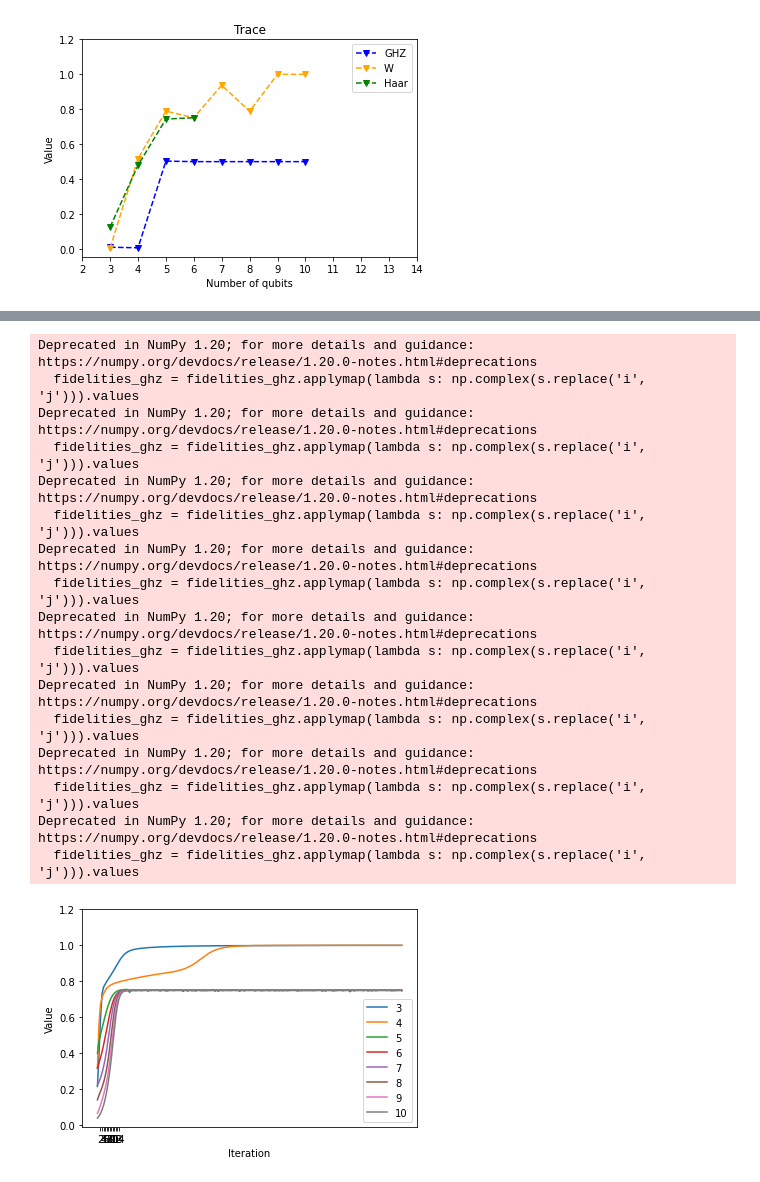
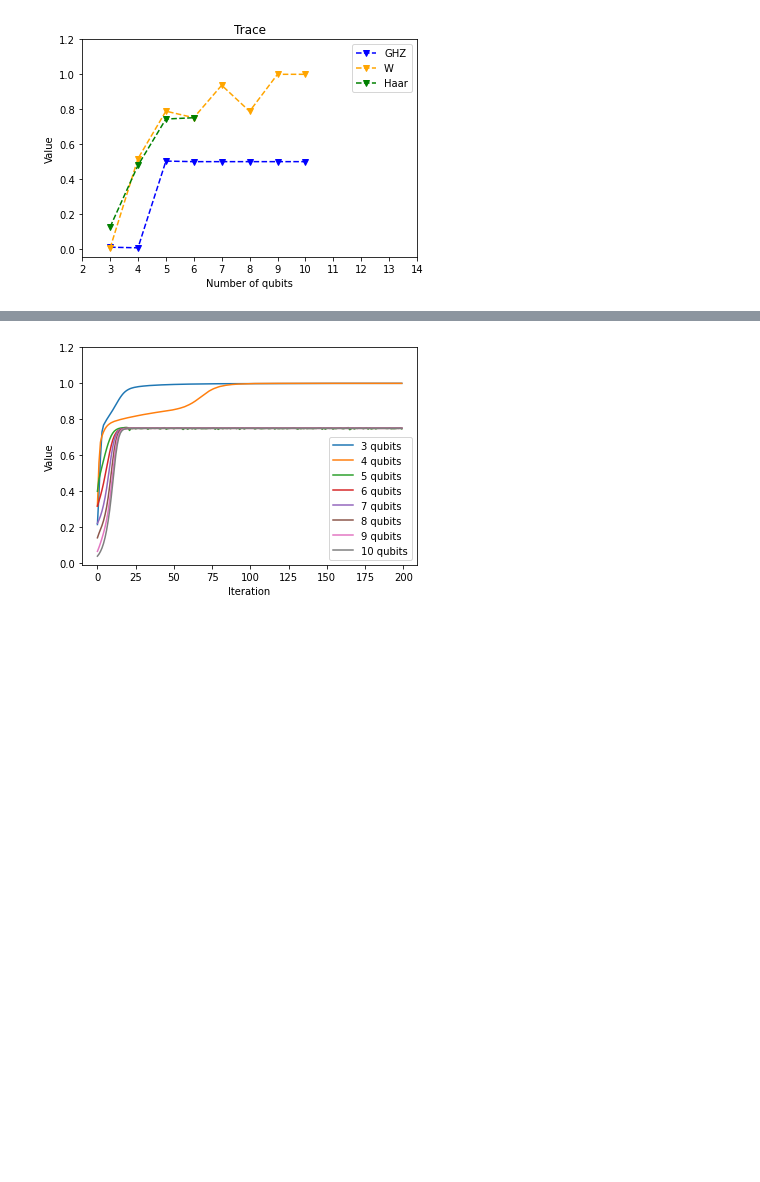
Before and after one commit to vutuanhai237/UC-VQA, a Jupyter notebook: codes/binho_anzsats/plot_compare_init_state.ipynb, the cells around one changed output, grey strips where cells are left out. Cells and saved outputs as stored; diff of their text form; code cells hidden in the pictures; blank space fills up the shorter version.

Commit message:
Format code and submit the new result for koczor state

```diff
--- a/codes/binho_anzsats/plot_compare_init_state.ipynb
+++ b/codes/binho_anzsats/plot_compare_init_state.ipynb
@@ -28,20 +16,19 @@ fidelitieshaar = []
 tracesghz = []
 tracesw = []
 traceshaar = []
-import os
 for dir in dirs:
     dir = str(dir)
     fidelities_ghz = pd.read_csv(path + dir + "/fidelities_ghz.csv", sep=",", header=None)
-    fidelities_ghz = fidelities_ghz.applymap(lambda s: np.complex(s.replace('i', 'j'))).values
+    fidelities_ghz = fidelities_ghz.applymap(lambda s: complex(s.replace('i', 'j'))).values
     fidelitiesghz.append(np.real(fidelities_ghz[-1]))
     fidelities_w = pd.read_csv(path + dir + "/fidelities_w.csv", sep=",", header=None)
-    fidelities_w = fidelities_w.applymap(lambda s: np.complex(s.replace('i', 'j'))).values
+    fidelities_w = fidelities_w.applymap(lambda s: complex(s.replace('i', 'j'))).values
 
     fidelitiesw.append(np.real(fidelities_w[-1]))
 
     if os.path.exists(path + dir + "/fidelities_haar.csv"):
         fidelities_haar = pd.read_csv(path + dir + "/fidelities_haar.csv", sep=",", header=None)
-        fidelities_haar = fidelities_haar.applymap(lambda s: np.complex(s.replace('i', 'j'))).values
+        fidelities_haar = fidelities_haar.applymap(lambda s: complex(s.replace('i', 'j'))).values
         fidelitieshaar.append(np.real(np.max(fidelities_haar)))
 
     traces_ghz = pd.read_csv(path + dir + "/traces_ghz.csv", sep=",", header=None).values
@@ -51,7 +38,6 @@ for dir in dirs:
     if os.path.exists(path + dir + "/fidelities_haar.csv"):
         traces_haar = pd.read_csv(path + dir + "/traces_haar.csv", sep=",", header=None).values
         traceshaar.append(np.min(traces_haar))
-
 
 x = [3, 4, 5, 6, 7, 8, 9, 10]
 x_haar = [3, 4, 5, 6]
@@ -64,6 +50,6 @@ plt.xticks(np.arange(min(x) - 1, max(x) + 5, 1))
 plt.yticks(np.arange(0, 1.4, 0.2))
 plt.ylabel('Value')
 plt.legend()
-plt.savefig('Compare_init_state_fidelity_number_qubits.png', format='png', dpi=600)
+# plt.savefig('Compare_init_state_fidelity_number_qubits.png', format='png', dpi=600)
 plt.show()
 # %% [output]
@@ -95,20 +75,19 @@ fidelitieshaar = []
 tracesghz = []
 tracesw = []
 traceshaar = []
-import os
 for dir in dirs:
     dir = str(dir)
     fidelities_ghz = pd.read_csv(path + dir + "/fidelities_ghz.csv", sep=",", header=None)
-    fidelities_ghz = fidelities_ghz.applymap(lambda s: np.complex(s.replace('i', 'j'))).values
+    fidelities_ghz = fidelities_ghz.applymap(lambda s: complex(s.replace('i', 'j'))).values
     fidelitiesghz.append(np.real(np.max(fidelities_ghz)))
     fidelities_w = pd.read_csv(path + dir + "/fidelities_w.csv", sep=",", header=None)
-    fidelities_w = fidelities_w.applymap(lambda s: np.complex(s.replace('i', 'j'))).values
+    fidelities_w = fidelities_w.applymap(lambda s: complex(s.replace('i', 'j'))).values
 
     fidelitiesw.append(np.real(np.max(fidelities_w)))
 
     if os.path.exists(path + dir + "/fidelities_haar.csv"):
         fidelities_haar = pd.read_csv(path + dir + "/fidelities_haar.csv", sep=",", header=None)
-        fidelities_haar = fidelities_haar.applymap(lambda s: np.complex(s.replace('i', 'j'))).values
+        fidelities_haar = fidelities_haar.applymap(lambda s: complex(s.replace('i', 'j'))).values
         fidelitieshaar.append(np.real(np.max(fidelities_haar)))
 
     traces_ghz = pd.read_csv(path + dir + "/traces_ghz.csv", sep=",", header=None).values
@@ -143,38 +116,19 @@ Deprecated in NumPy 1.20; for more details and guidance: https://numpy.org/devdo
 [figure]
 # %%
-fidelitiesghz = []
-
-import os
 for dir in dirs:
     dir = str(dir)
     fidelities_ghz = pd.read_csv(path + dir + "/fidelities_ghz.csv", sep=",", header=None)
-    fidelities_ghz = fidelities_ghz.applymap(lambda s: np.complex(s.replace('i', 'j'))).values
-    plt.plot(fidelities_ghz, label = dir)
+    fidelities_ghz = fidelities_ghz.applymap(lambda s: complex(s.replace('i', 'j'))).values
+    fidelities_ghz = np.real(fidelities_ghz)
+    plt.plot(range(0, 200), fidelities_ghz, label = dir + ' qubits')
 
 # plt.title('Fidelity')
 plt.xlabel('Iteration')
-plt.xticks(np.arange(min(x) - 1, max(x) + 5, 1))
 plt.yticks(np.arange(0, 1.4, 0.2))
 plt.ylabel('Value')
 plt.legend()
 # plt.savefig('Compare_init_state_fidelity_number_qubits.png', format='png', dpi=600)
 plt.show()
 # %% [output]
-Deprecated in NumPy 1.20; for more details and guidance: https://numpy.org/devdocs/release/1.20.0-notes.html#deprecations
-  fidelities_ghz = fidelities_ghz.applymap(lambda s: np.complex(s.replace('i', 'j'))).values
-Deprecated in NumPy 1.20; for more details and guidance: https://numpy.org/devdocs/release/1.20.0-notes.html#deprecations
-  fidelities_ghz = fidelities_ghz.applymap(lambda s: np.complex(s.replace('i', 'j'))).values
-Deprecated in NumPy 1.20; for more details and guidance: https://numpy.org/devdocs/release/1.20.0-notes.html#deprecations
-  fidelities_ghz = fidelities_ghz.applymap(lambda s: np.complex(s.replace('i', 'j'))).values
-Deprecated in NumPy 1.20; for more details and guidance: https://numpy.org/devdocs/release/1.20.0-notes.html#deprecations
-  fidelities_ghz = fidelities_ghz.applymap(lambda s: np.complex(s.replace('i', 'j'))).values
-Deprecated in NumPy 1.20; for more details and guidance: https://numpy.org/devdocs/release/1.20.0-notes.html#deprecations
-  fidelities_ghz = fidelities_ghz.applymap(lambda s: np.complex(s.replace('i', 'j'))).values
-Deprecated in NumPy 1.20; for more details and guidance: https://numpy.org/devdocs/release/1.20.0-notes.html#deprecations
-  fidelities_ghz = fidelities_ghz.applymap(lambda s: np.complex(s.replace('i', 'j'))).values
-Deprecated in NumPy 1.20; for more details and guidance: https://numpy.org/devdocs/release/1.20.0-notes.html#deprecations
-  fidelities_ghz = fidelities_ghz.applymap(lambda s: np.complex(s.replace('i', 'j'))).values
-Deprecated in NumPy 1.20; for more details and guidance: https://numpy.org/devdocs/release/1.20.0-notes.html#deprecations
-  fidelities_ghz = fidelities_ghz.applymap(lambda s: np.complex(s.replace('i', 'j'))).values
-[figure, old version]
+[figure, new version]
 # %%
```
Also changed, not shown: parts of 8 cells of this notebook, 51 other files.
